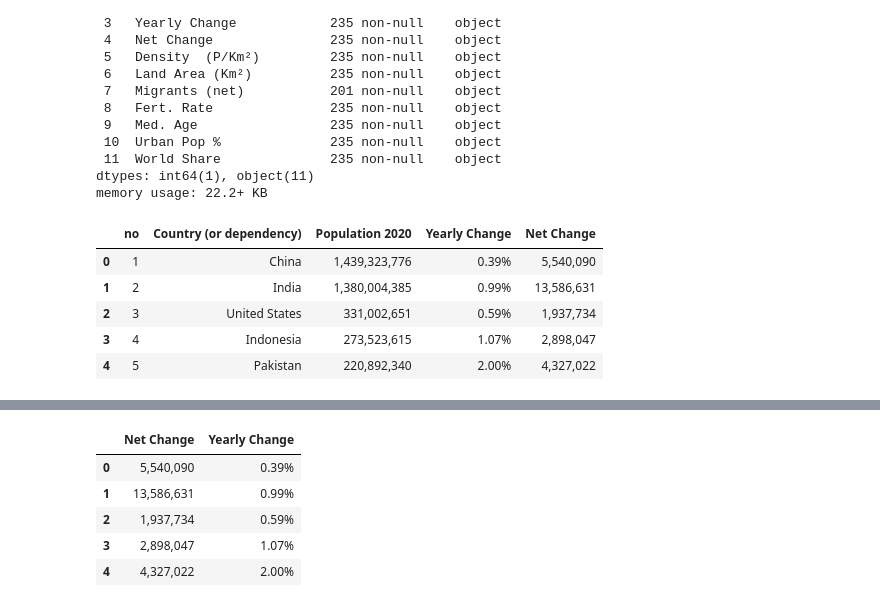
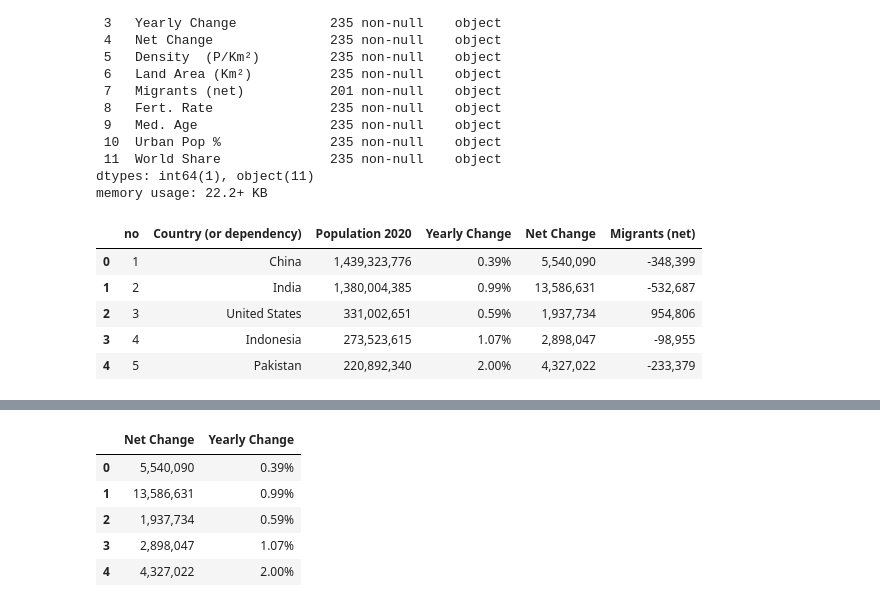
Before and after one commit to rushikeshbhoi/DMW_Assginments, a Jupyter notebook: DMW_Ass1.ipynb, the cells around one changed output, grey strips where cells are left out. Drawn from its saved outputs; the diff is of its cells as text; code cells hidden in the pictures.

```diff
--- a/DMW_Ass1.ipynb
+++ b/DMW_Ass1.ipynb
@@ -41,15 +41,15 @@ memory usage: 22.2+ KB
 # %%
 # data reduction
 # remove/reduce unnecessary attributes from dataframe
-subset = df[['no','Country (or dependency)','Population 2020','Yearly Change','Net Change']]
+subset = df[['no','Country (or dependency)','Population 2020','Yearly Change','Net Change','Migrants (net)']]
 subset.head()
 # %% [output]
-|  | no | Country (or dependency) | Population 2020 | Yearly Change | Net Change |
-| 0 | 1 | China | 1,439,323,776 | 0.39% | 5,540,090 |
-| 1 | 2 | India | 1,380,004,385 | 0.99% | 13,586,631 |
-| 2 | 3 | United States | 331,002,651 | 0.59% | 1,937,734 |
-| 3 | 4 | Indonesia | 273,523,615 | 1.07% | 2,898,047 |
-| 4 | 5 | Pakistan | 220,892,340 | 2.00% | 4,327,022 |
+|  | no | Country (or dependency) | Population 2020 | Yearly Change | Net Change | Migrants (net) |
+| 0 | 1 | China | 1,439,323,776 | 0.39% | 5,540,090 | -348,399 |
+| 1 | 2 | India | 1,380,004,385 | 0.99% | 13,586,631 | -532,687 |
+| 2 | 3 | United States | 331,002,651 | 0.59% | 1,937,734 | 954,806 |
+| 3 | 4 | Indonesia | 273,523,615 | 1.07% | 2,898,047 | -98,955 |
+| 4 | 5 | Pakistan | 220,892,340 | 2.00% | 4,327,022 | -233,379 |
 # %%
 # data cleaning
 # find missing values
```
Also changed, not shown: parts of 2 cells of this notebook.
